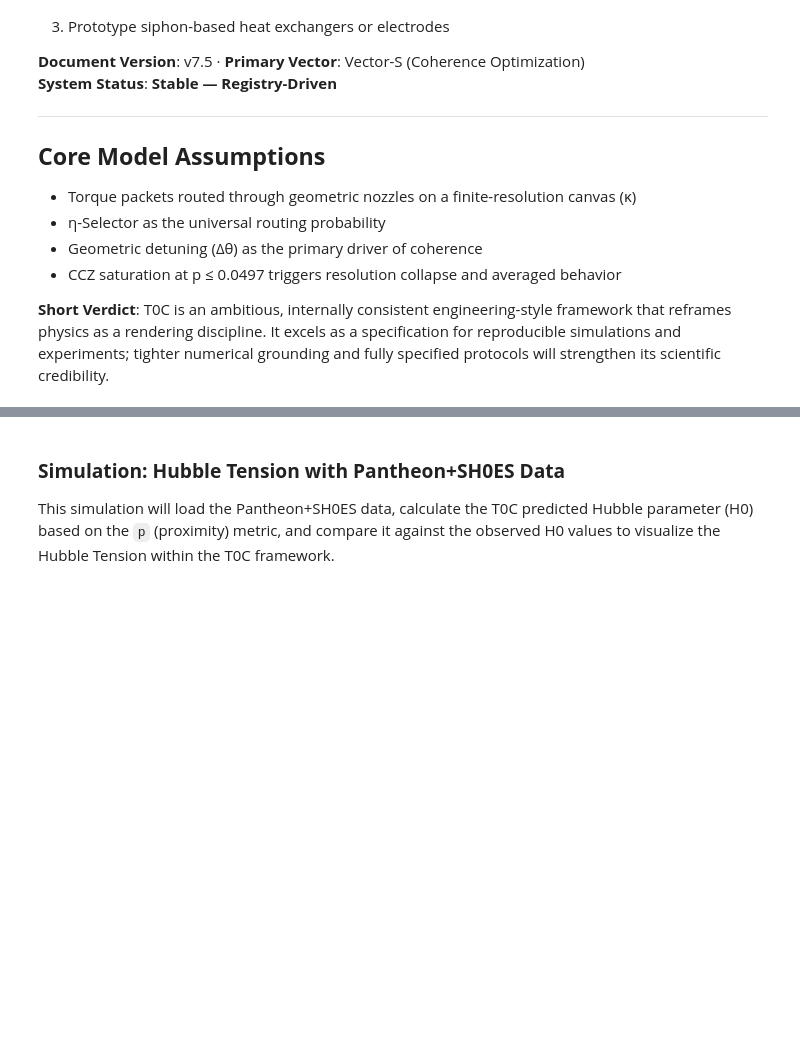
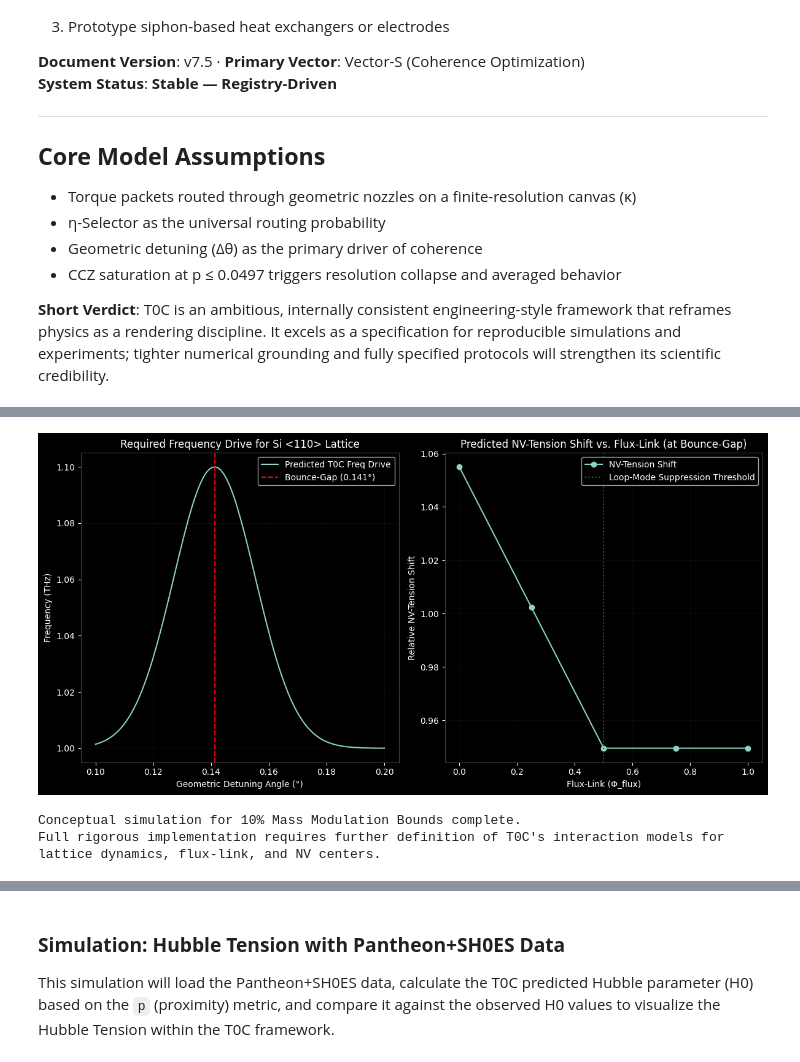
Before and after one commit to Titantus/Truth-Zero-C, a Jupyter notebook: T0C_Unified_Master_Showcase.ipynb, the cells around one changed output, grey strips where cells are left out. Drawn from its saved outputs; the diff is of its cells as text; code cells hidden in the pictures; blank space fills up the shorter version.

```diff
--- a/T0C_Unified_Master_Showcase.ipynb
+++ b/T0C_Unified_Master_Showcase.ipynb
@@ -766,0 +1427,79 @@ calculate_cop_sensitivity()
+# %%
+# @title
+import numpy as np
+import matplotlib.pyplot as plt
+
+# --- Placeholder for T0C Mass Modulation Model Parameters ----
+# These values are illustrative and would need to be rigorously derived
+# from T0C principles for a full implementation of Task 5.
+
+silicon_110_lattice_freq_baseline = 1.0e12 # Hz (Terahertz range for optical phonons)
+bounce_gap_target = T0C_CONSTANTS.get('bounce_gap', 0.14122) # degrees
+flux_link_threshold_loop_suppression = 0.5 # Arbitrary unit for Phi_flux
+nv_tension_baseline = 1.0 # Arbitrary unit
+
+# --- Illustrative T0C-driven resonance frequency calculation ---
+def calculate_t0c_resonance_frequency(detuning_angle, baseline_freq, bounce_gap):
+    # Simplified model: resonance increases as detuning approaches bounce_gap
+    # This is a conceptual mapping and needs detailed T0C mechanical derivation.
+    proximity_to_bounce_gap = np.exp(-((detuning_angle - bounce_gap)**2) / (2 * (bounce_gap * 0.1)**2))
+    return baseline_freq * (1 + 0.1 * proximity_to_bounce_gap) # 10% enhancement at gap
+
+# --- Illustrative Flux-Link for Loop-Mode Suppression ---
+def calculate_loop_mode_suppression(flux_link_value, threshold):
+    # Simplified model: higher flux_link leads to more suppression
+    return np.clip(flux_link_value / threshold, 0, 1) # 0=no suppression, 1=full suppression
+
+# --- Illustrative NV-Tension Shift Prediction ---
+def predict_nv_tension_shift(freq_drive, loop_mode_suppression, nv_baseline):
+    # Simplified model: NV tension shift is a function of frequency drive and loop suppression
+    # This would be a key T0C prediction for experimental verification.
+    return nv_baseline * (1 + 0.05 * (freq_drive / silicon_110_lattice_freq_baseline)) * (1 - 0.1 * loop_mode_suppression)
+
+# --- Simulation Parameters ---
+detuning_angles = np.linspace(0.1, 0.2, 100) # Range around the bounce gap
+flux_link_values = np.linspace(0.0, 1.0, 5) # Varying flux-link conditions
+
+# --- Calculations ---
+predicted_resonance_freqs = calculate_t0c_resonance_frequency(detuning_angles, silicon_110_lattice_freq_baseline, bounce_gap_target)
+
+plt.figure(figsize=(12, 6))
+
+# Plot 1: Required Frequency Drive to Resonate Silicon Lattice
+plt.subplot(1, 2, 1)
+plt.plot(detuning_angles, predicted_resonance_freqs / 1e12, label='Predicted T0C Freq Drive')
+plt.axvline(bounce_gap_target, color='red', linestyle='--', label=f'Bounce-Gap ({bounce_gap_target:.3f}°)')
+plt.title('Required Frequency Drive for Si <110> Lattice')
+plt.xlabel('Geometric Detuning Angle (°)')
+plt.ylabel('Frequency (THz)')
+plt.grid(True, alpha=0.3)
+plt.legend()
+
+# Plot 2: Predicted NV-Tension Shift vs. Flux-Link (at Bounce-Gap)
+plt.subplot(1, 2, 2)
+
+# Assume we are operating at the bounce_gap for this plot
+freq_at_bounce_gap = calculate_t0c_resonance_frequency(bounce_gap_target, silicon_110_lattice_freq_baseline, bounce_gap_target)
+
+nv_shifts = []
+for fl in flux_link_values:
+    loop_suppression = calculate_loop_mode_suppression(fl, flux_link_threshold_loop_suppression)
+    nv_shifts.append(predict_nv_tension_shift(freq_at_bounce_gap, loop_suppression, nv_tension_baseline))
+
+plt.plot(flux_link_values, nv_shifts, marker='o', label='NV-Tension Shift')
+plt.axvline(flux_link_threshold_loop_suppression, color='green', linestyle=':', label='Loop-Mode Suppression Threshold')
+plt.title('Predicted NV-Tension Shift vs. Flux-Link (at Bounce-Gap)')
+plt.xlabel('Flux-Link (Φ_flux)')
+plt.ylabel('Relative NV-Tension Shift')
+plt.grid(True, alpha=0.3)
+plt.legend()
+
+plt.tight_layout()
+plt.show()
+
+print("Conceptual simulation for 10% Mass Modulation Bounds complete.")
+print("Full rigorous implementation requires further definition of T0C's interaction models for lattice dynamics, flux-link, and NV centers.")
+# %% [output]
+[figure, added]
+Conceptual simulation for 10% Mass Modulation Bounds complete.
+Full rigorous implementation requires further definition of T0C's interaction models for lattice dynamics, flux-link, and NV centers.
```
Also changed, not shown: parts of 27 cells of this notebook.
